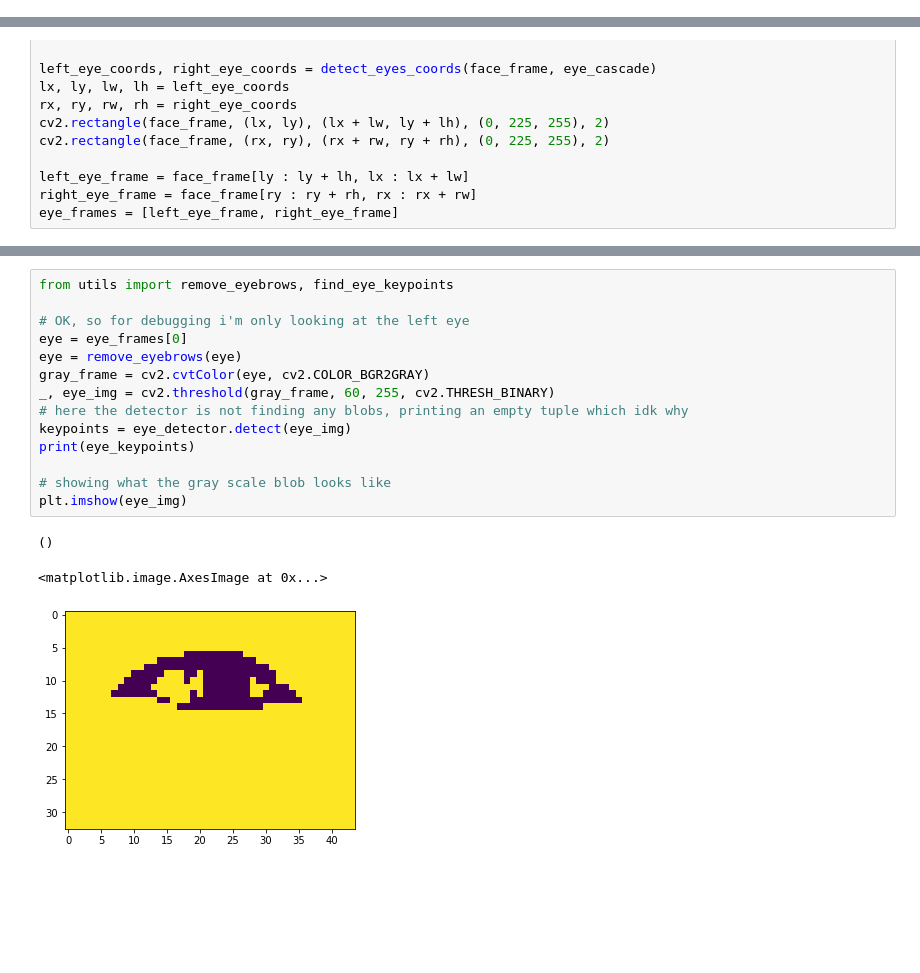
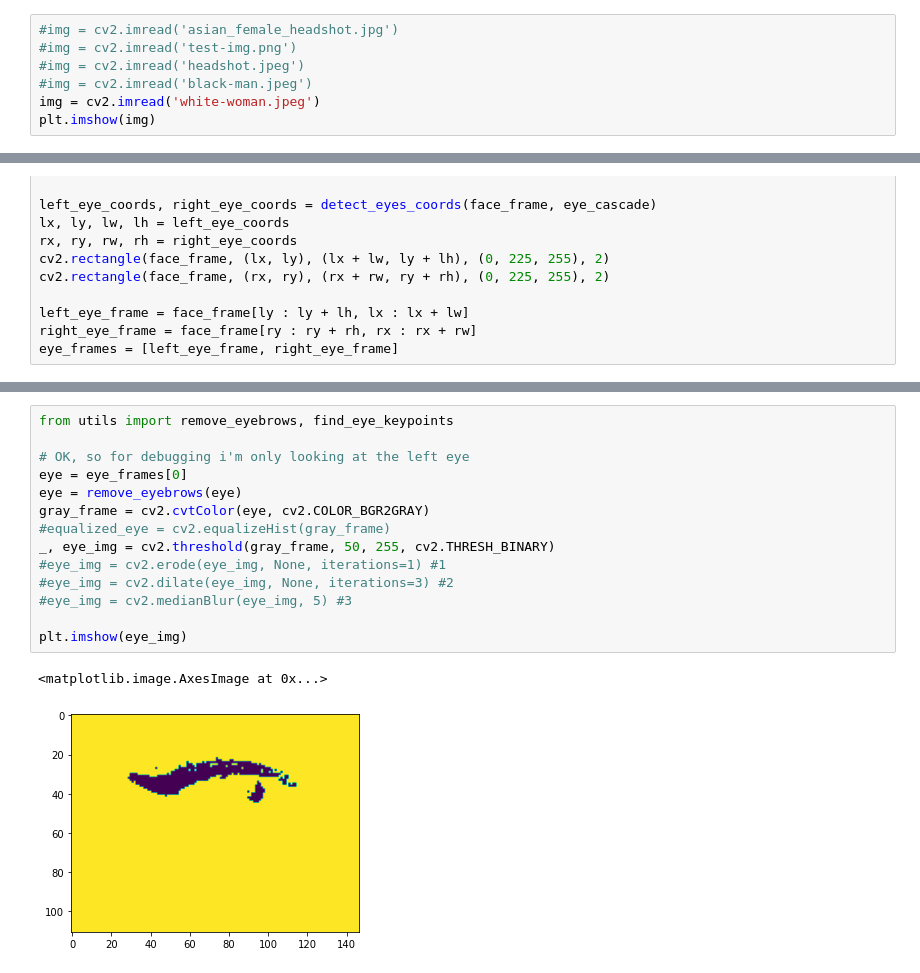
Before and after one commit to arisachue/cs131-final-project, a Jupyter notebook: Final Project.ipynb, the cells around one changed output, grey strips where cells are left out. Saved outputs shown, nothing was run; the diff lists cells and outputs as text; blank space fills up the shorter version.

```diff
--- a/Final Project.ipynb
+++ b/Final Project.ipynb
@@ -20,0 +18,7 @@ img = cv2.imread('asian_female_headshot.jpg')
+# %%
+#img = cv2.imread('asian_female_headshot.jpg')
+#img = cv2.imread('test-img.png')
+#img = cv2.imread('headshot.jpeg')
+#img = cv2.imread('black-man.jpeg')
+img = cv2.imread('white-woman.jpeg')
+plt.imshow(img)
@@ -44,18 +56,17 @@ plt.imshow(img)
 # %%
 from utils import remove_eyebrows, find_eye_keypoints
 
 # OK, so for debugging i'm only looking at the left eye
 eye = eye_frames[0]
 eye = remove_eyebrows(eye)
 gray_frame = cv2.cvtColor(eye, cv2.COLOR_BGR2GRAY)
-_, eye_img = cv2.threshold(gray_frame, 60, 255, cv2.THRESH_BINARY)
-# here the detector is not finding any blobs, printing an empty tuple which idk why
-keypoints = eye_detector.detect(eye_img)
-print(eye_keypoints)
+#equalized_eye = cv2.equalizeHist(gray_frame)
+_, eye_img = cv2.threshold(gray_frame, 50, 255, cv2.THRESH_BINARY)
+#eye_img = cv2.erode(eye_img, None, iterations=1) #1
+#eye_img = cv2.dilate(eye_img, None, iterations=3) #2
+#eye_img = cv2.medianBlur(eye_img, 5) #3
 
-# showing what the gray scale blob looks like
 plt.imshow(eye_img)
 # %% [output]
-()
+<matplotlib.image.AxesImage at 0x...>
-<matplotlib.image.AxesImage at 0x...>
-[figure, old version]
+[figure, new version]
```
Also changed, not shown: parts of 8 cells of this notebook, 5 other files.
